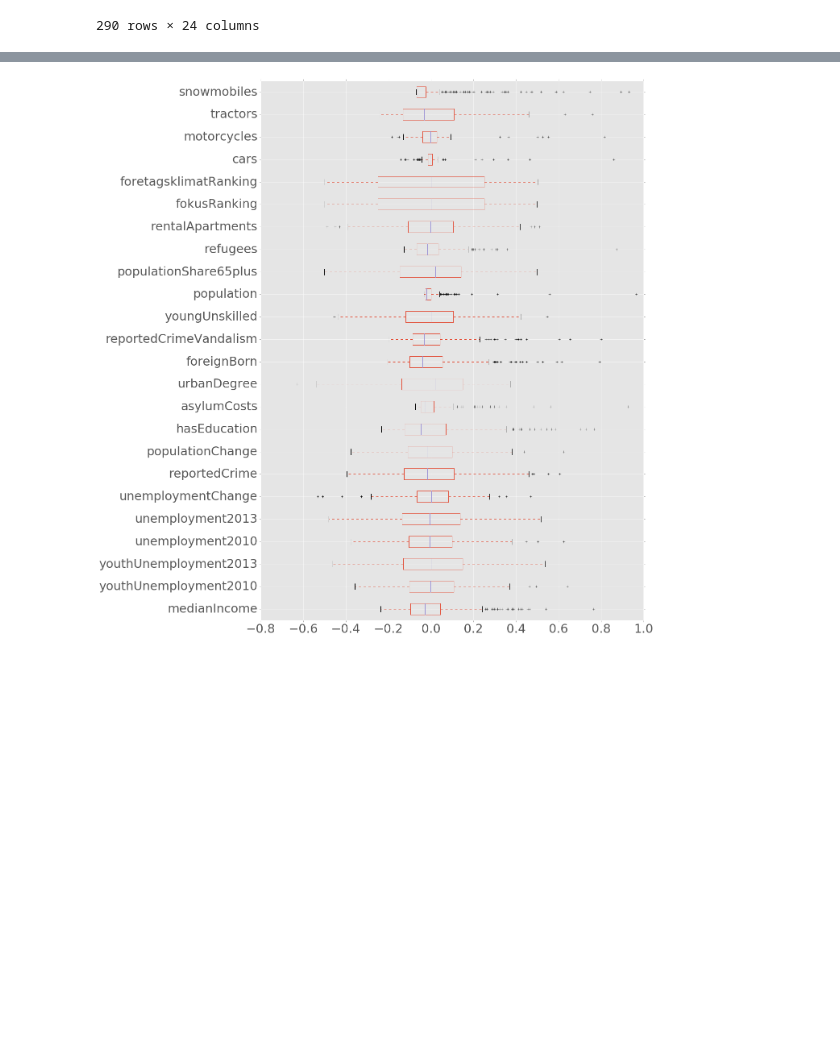
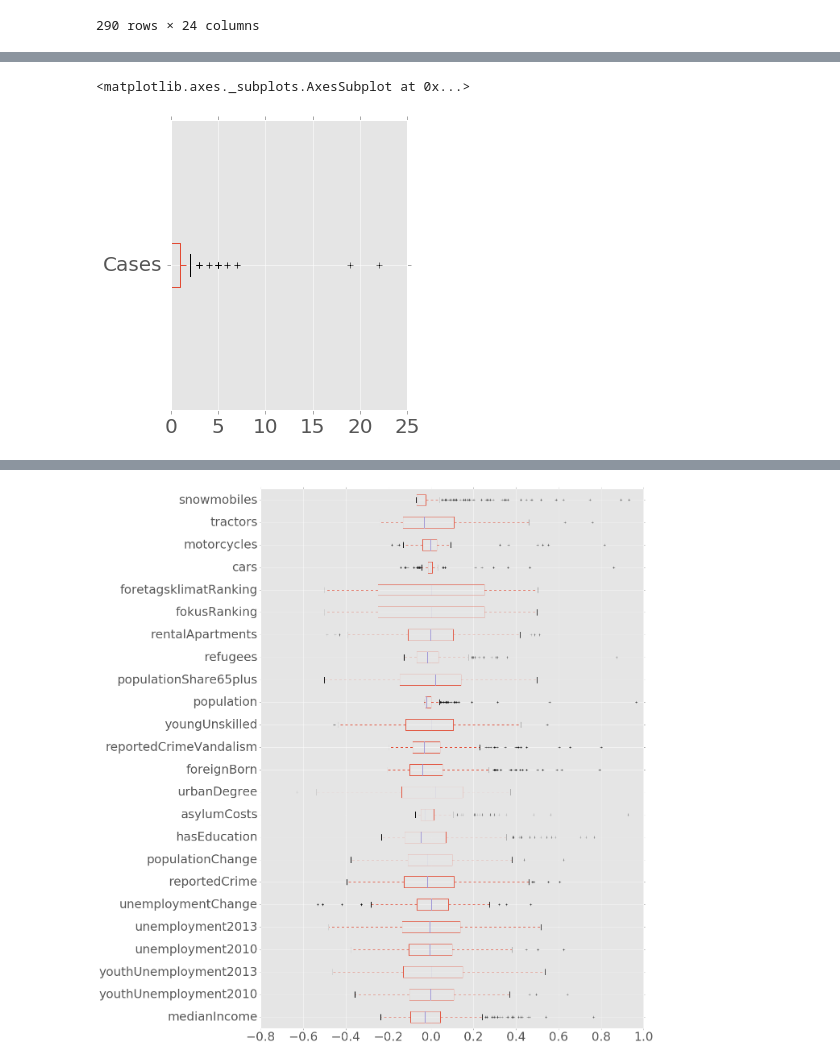
Before and after one commit to AdamPalmar/Swedish-Forrest-Fire, a Jupyter notebook: Swe_fire.ipynb, the cells around one changed output, grey strips where cells are left out. Drawn from its saved outputs; the diff is of its cells as text; code cells hidden in the pictures; blank space fills up the shorter version.

```diff
--- a/Swe_fire.ipynb
+++ b/Swe_fire.ipynb
@@ -220,0 +279,9 @@ df_normalized
+# %%
+rcParams['figure.figsize'] = 5, 5
+rcParams.update({'font.size': 20})
+rcParams.update({'figure.autolayout': True})
+
+fire_2013.plot.box(vert = False)
+# %% [output]
+<matplotlib.axes._subplots.AxesSubplot at 0x...>
+[figure, added]
```
Also changed, not shown: parts of 21 cells of this notebook, 4 other files.
